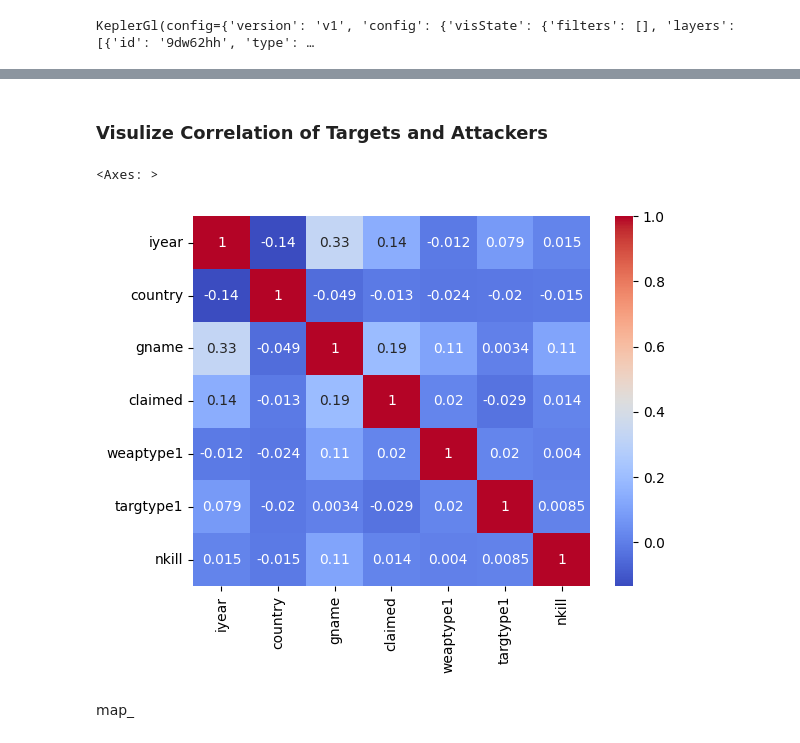
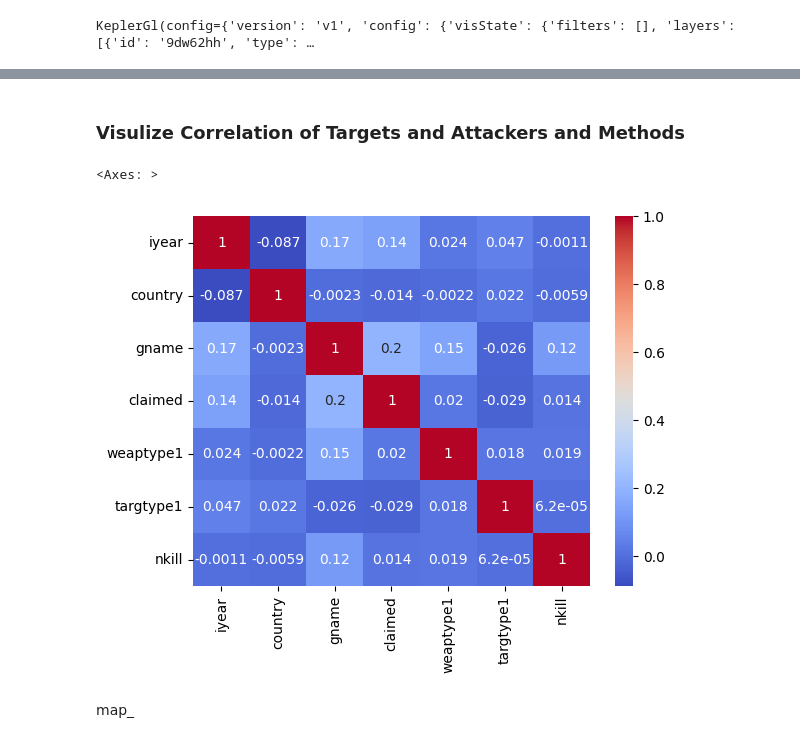
Before and after one commit to DataScience-DHBWKA/Data4Peace, a Jupyter notebook: Data4Peace.ipynb, the cells around one changed output, grey strips where cells are left out. Cells and saved outputs as stored; diff of their text form; code cells hidden in the pictures.

```diff
--- a/Data4Peace.ipynb
+++ b/Data4Peace.ipynb
@@ -62,13 +80,14 @@ KeplerGl(config={'version': 'v1', 'config': {'visState': {'filters': [], 'layers
 # %% [markdown]
-### Visulize Correlation of Targets and Attackers
+### Visulize Correlation of Targets and Attackers and Methods
 # %%
 import seaborn as sns
 
 df_correlation = df.loc[:, ["iyear", "country", "gname", "claimed", "weaptype1", "targtype1", "nkill"]]
+df_correlation.dropna(inplace=True)
 
 sns.heatmap(df_correlation.corr(), cmap='coolwarm', annot=True)
 # %% [output]
 <Axes: >
-[figure, old version]
+[figure, new version]
 # %% [markdown]
 map_
```
Also changed, not shown: parts of 2 cells of this notebook, 1 other file.
